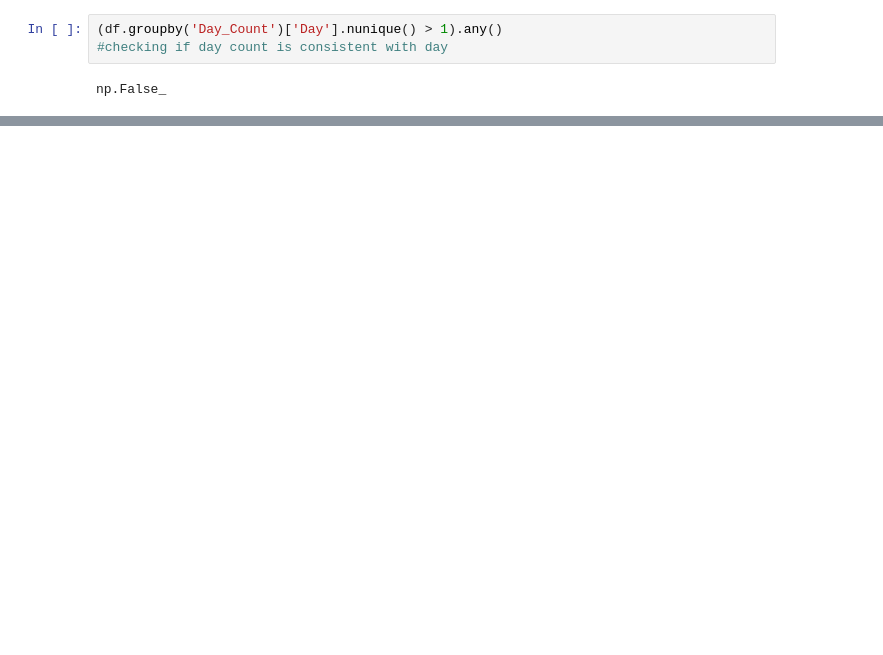
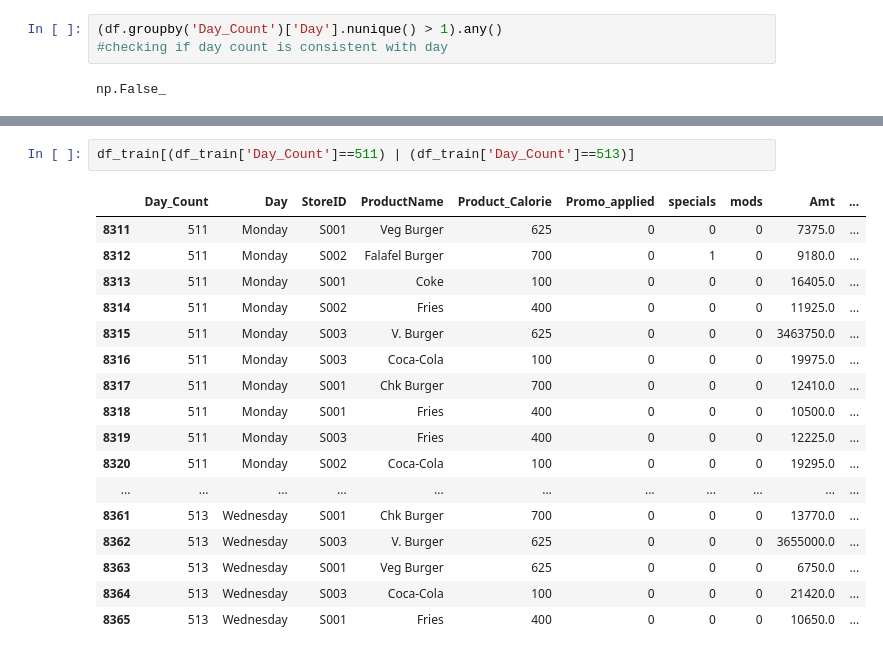
Before and after one commit to Sarthakpurii/product-demand-prediction, a Jupyter notebook: data_preprocessing_global.ipynb, the cells around one changed output, grey strips where cells are left out. Drawn from its saved outputs; the diff is of its cells as text; blank space fills up the shorter version.

```diff
--- a/data_preprocessing_global.ipynb
+++ b/data_preprocessing_global.ipynb
@@ -130,0 +141,20 @@ np.False_
+# %%
+df_train[(df_train['Day_Count']==511) | (df_train['Day_Count']==513)]
+# %% [output]
+|  | Day_Count | Day | StoreID | ProductName | Product_Calorie | Promo_applied | specials | mods | Amt | ... |
+| 8311 | 511 | Monday | S001 | Veg Burger | 625 | 0 | 0 | 0 | 7375.0 | ... |
+| 8312 | 511 | Monday | S002 | Falafel Burger | 700 | 0 | 1 | 0 | 9180.0 | ... |
+| 8313 | 511 | Monday | S001 | Coke | 100 | 0 | 0 | 0 | 16405.0 | ... |
+| 8314 | 511 | Monday | S002 | Fries | 400 | 0 | 0 | 0 | 11925.0 | ... |
+| 8315 | 511 | Monday | S003 | V. Burger | 625 | 0 | 0 | 0 | 3463750.0 | ... |
+| 8316 | 511 | Monday | S003 | Coca-Cola | 100 | 0 | 0 | 0 | 19975.0 | ... |
+| 8317 | 511 | Monday | S001 | Chk Burger | 700 | 0 | 0 | 0 | 12410.0 | ... |
+| 8318 | 511 | Monday | S001 | Fries | 400 | 0 | 0 | 0 | 10500.0 | ... |
+| 8319 | 511 | Monday | S003 | Fries | 400 | 0 | 0 | 0 | 12225.0 | ... |
+| 8320 | 511 | Monday | S002 | Coca-Cola | 100 | 0 | 0 | 0 | 19295.0 | ... |
+| ... | ... | ... | ... | ... | ... | ... | ... | ... | ... | ... |
+| 8361 | 513 | Wednesday | S001 | Chk Burger | 700 | 0 | 0 | 0 | 13770.0 | ... |
+| 8362 | 513 | Wednesday | S003 | V. Burger | 625 | 0 | 0 | 0 | 3655000.0 | ... |
+| 8363 | 513 | Wednesday | S001 | Veg Burger | 625 | 0 | 0 | 0 | 6750.0 | ... |
+| 8364 | 513 | Wednesday | S003 | Coca-Cola | 100 | 0 | 0 | 0 | 21420.0 | ... |
+| 8365 | 513 | Wednesday | S001 | Fries | 400 | 0 | 0 | 0 | 10650.0 | ... |
```
Also changed, not shown: parts of 24 cells of this notebook.
